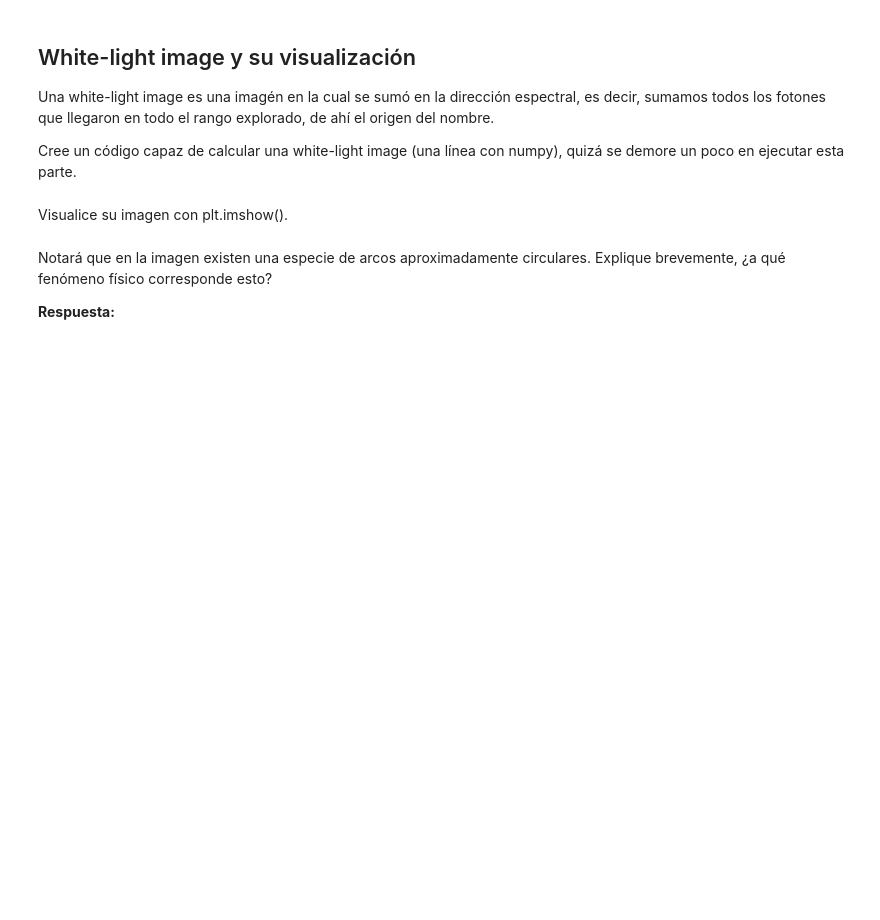
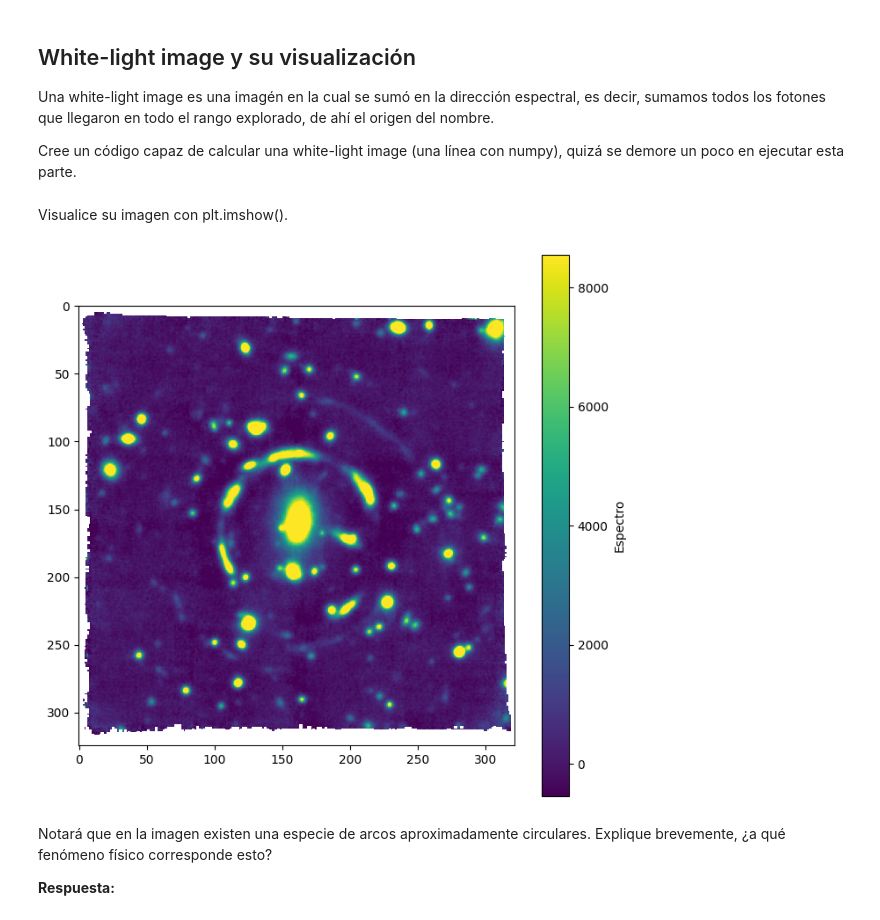
Before and after one commit to JoseAguirre-10/Tarea-4, a Jupyter notebook: Tarea4.ipynb, the cells around one changed output. Saved outputs shown, nothing was run; the diff lists cells and outputs as text; code cells hidden in the pictures; blank space fills up the shorter version.

```diff
--- a/Tarea4.ipynb
+++ b/Tarea4.ipynb
@@ -129,6 +129,6 @@ Cree un código capaz de calcular una white-light image (una línea con numpy),
 # %%
 # Aquí el código.
 import numpy as np
-white_light_image =
+white_light_image =np.sum(datos, axis=0)
 # %% [markdown]
 Visualice su imagen con plt.imshow().
@@ -137,3 +135,15 @@ import matplotlib.pyplot as plt
+# %%
+import matplotlib.pyplot as plt
+
+value = 2
+percentiles = np.nanpercentile(white_light_image.flatten(), [value, 100-value ])
+plt.figure(figsize=(8,8))
+plt.imshow(white_light_image)
+plt.clim(percentiles[0], percentiles[1])
+plt.colorbar(label='Espectro')
+plt.show()
+# %% [output]
+[figure, added]
 # %% [markdown]
 Notará que en la imagen existen una especie de arcos aproximadamente circulares. Explique brevemente, ¿a qué fenómeno físico corresponde esto?
 
```
Also changed, not shown: parts of 1 cell of this notebook.
